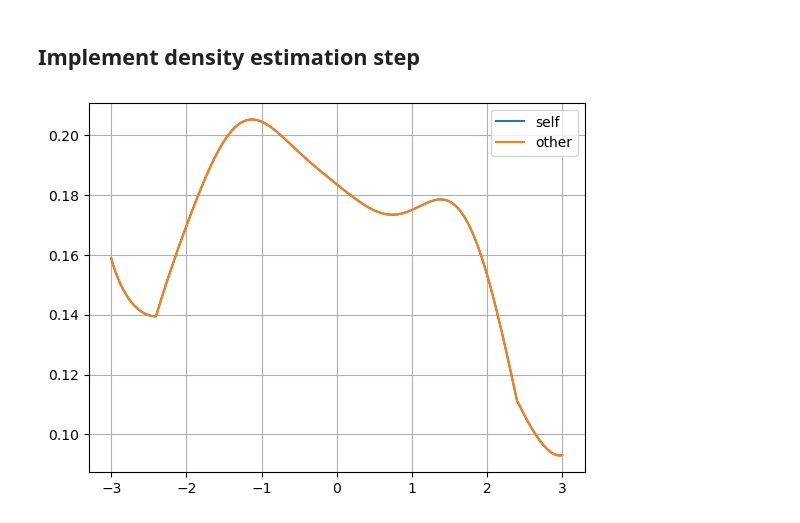
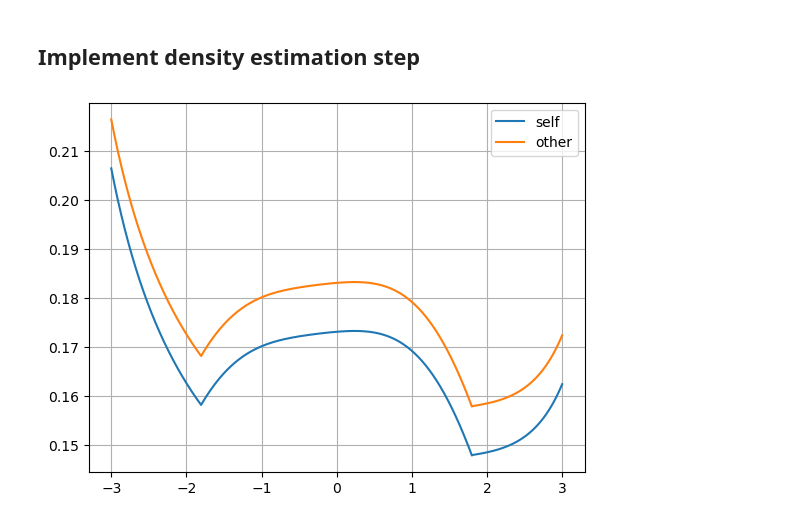
Before and after one commit to mirkimirk/thesis_frechet_fda, a Jupyter notebook: src/frechet_fda/reproduction_petersen2016.ipynb, the cells around one changed output. Cells and saved outputs as stored; diff of their text form; code cells hidden in the pictures.

```diff
--- a/src/frechet_fda/reproduction_petersen2016.ipynb
+++ b/src/frechet_fda/reproduction_petersen2016.ipynb
@@ -433,6 +438,7 @@ plt.show()
 n = 200
 grid_size = 1000
 trunc = 3
+bandwitherino = 1.2
 mus, sigmas = gen_params_scenario_one(n, seed=123456)
 sigmas.sort()
 # %%
@@ -443,7 +449,7 @@ pdf_hats = make_estimated_truncnorm_pdf(
     b=trunc * np.ones(n),
     kern="std_normal",
     grid_size=grid_size,
-    bandwidth=0.6,
+    bandwidth=bandwitherino,
 )
 new_ranges = get_optimal_range(pdf_hats)
 # Generate numerically stable objects, within individual ranges
@@ -453,10 +459,10 @@ new_pdf_hats = make_estimated_truncnorm_pdf(
     b=new_ranges[:, 1],
     kern="std_normal",
     grid_size=grid_size,
-    bandwidth=0.6,
+    bandwidth=bandwitherino,
 )
 # %%
-interesting_pdf = 150
-pdf_hats[interesting_pdf].compare(new_pdf_hats[interesting_pdf])
+interesting_pdf = 199
+pdf_hats[interesting_pdf].compare(new_pdf_hats[interesting_pdf] + 0.01)
 # %% [output]
-[figure, old version]
+[figure, new version]
```
Also changed, not shown: parts of 4 cells of this notebook, 3 other files.
